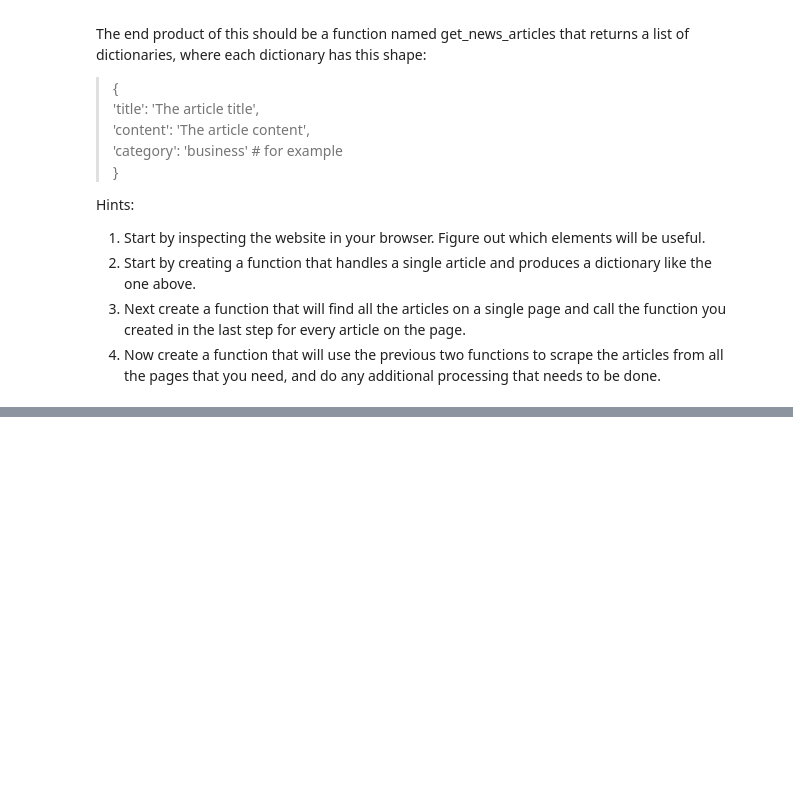
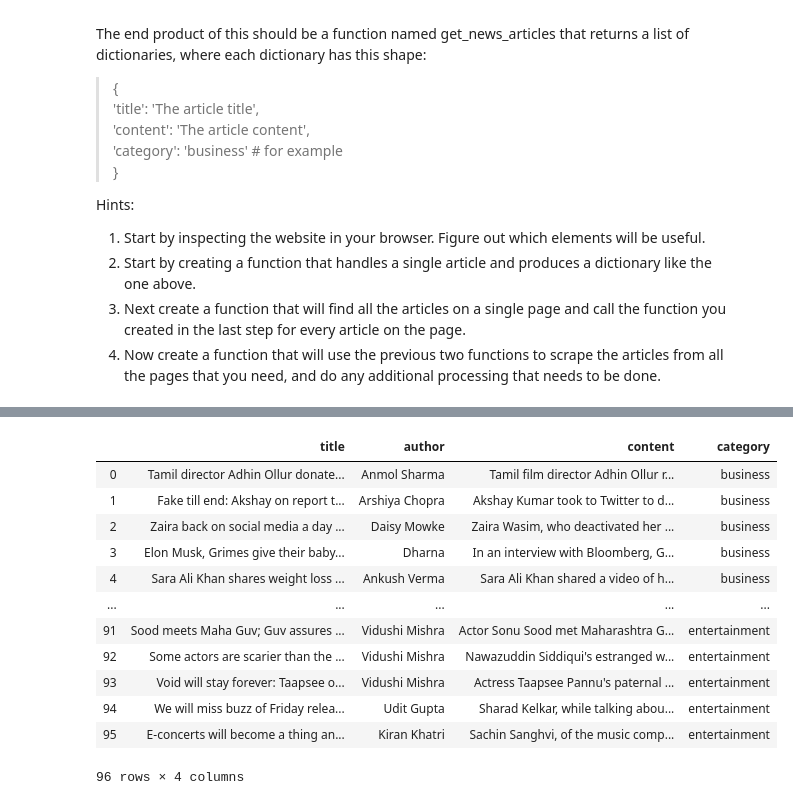
Before and after one commit to allenjiang666/natural-language-processing, a Jupyter notebook: acquire.ipynb, the cells around one changed output, grey strips where cells are left out. Cells and saved outputs as stored; diff of their text form; code cells hidden in the pictures; blank space fills up the shorter version.

```diff
--- a/acquire.ipynb
+++ b/acquire.ipynb
@@ -170,0 +211,24 @@ def acquire_news(urls):
+# %%
+def acquire_inshorts_news():
+    if os.path.exists('inshort_news.csv'):
+        df = pd.read_csv('inshort_news.csv',  index_col=0)
+    else:
+        df = get_inshort_news()
+        df.to_csv('inshort_news.csv')
+    return df
+# %%
+acquire_inshorts_news(file_name)
+# %% [output]
+|  | title | author | content | category |
+| 0 | Tamil director Adhin Ollur donate... | Anmol Sharma | Tamil film director Adhin Ollur r... | business |
+| 1 | Fake till end: Akshay on report t... | Arshiya Chopra | Akshay Kumar took to Twitter to d... | business |
+| 2 | Zaira back on social media a day ... | Daisy Mowke | Zaira Wasim, who deactivated her ... | business |
+| 3 | Elon Musk, Grimes give their baby... | Dharna | In an interview with Bloomberg, G... | business |
+| 4 | Sara Ali Khan shares weight loss ... | Ankush Verma | Sara Ali Khan shared a video of h... | business |
+| ... | ... | ... | ... | ... |
+| 91 | Sood meets Maha Guv; Guv assures ... | Vidushi Mishra | Actor Sonu Sood met Maharashtra G... | entertainment |
+| 92 | Some actors are scarier than the ... | Vidushi Mishra | Nawazuddin Siddiqui's estranged w... | entertainment |
+| 93 | Void will stay forever: Taapsee o... | Vidushi Mishra | Actress Taapsee Pannu's paternal ... | entertainment |
+| 94 | We will miss buzz of Friday relea... | Udit Gupta | Sharad Kelkar, while talking abou... | entertainment |
+| 95 | E-concerts will become a thing an... | Kiran Khatri | Sachin Sanghvi, of the music comp... | entertainment |
+96 rows × 4 columns
```
Also changed, not shown: parts of 26 cells of this notebook, 2 other files.
